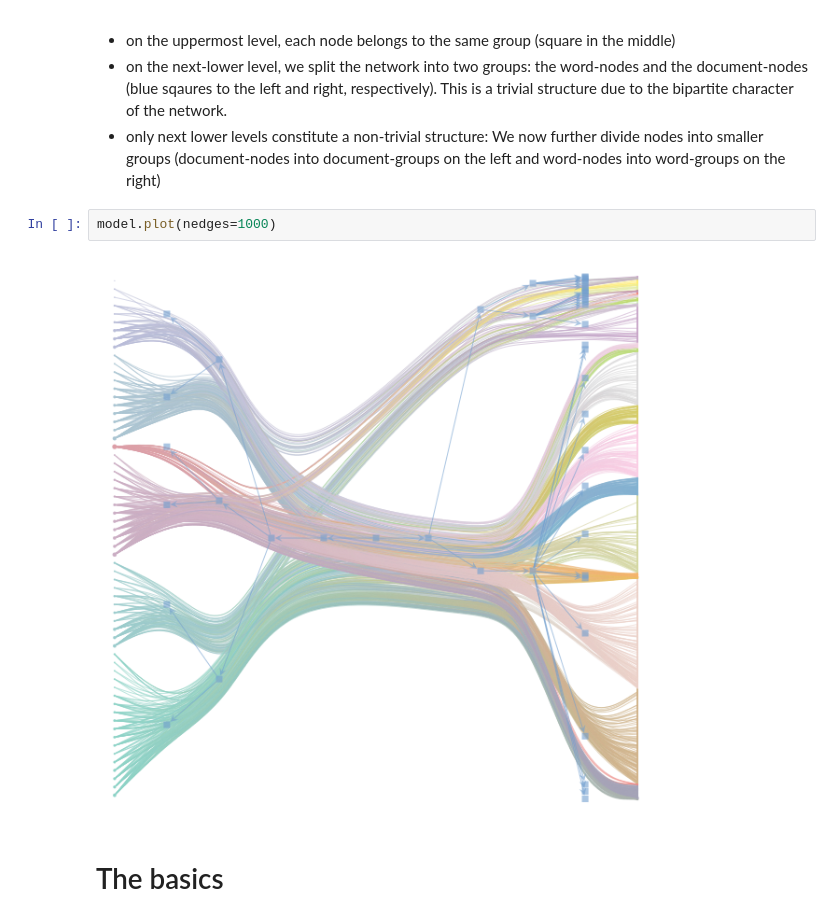
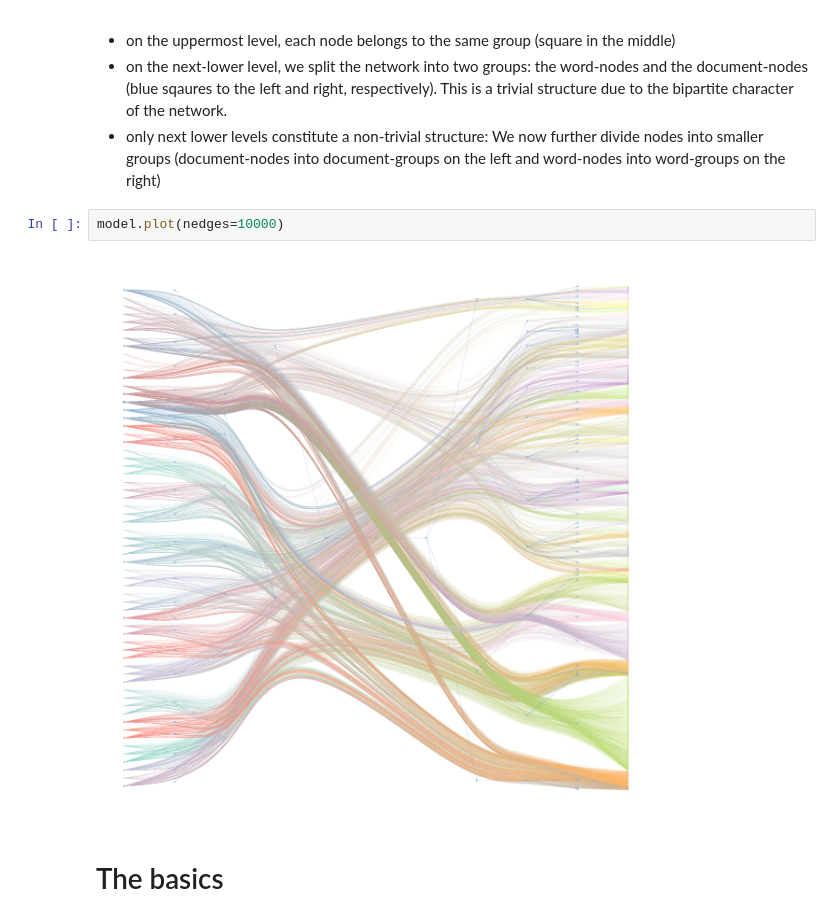
Before and after one commit to martingerlach/hSBM_Topicmodel, a Jupyter notebook: TopSBM-tutorial.ipynb, the cells around one changed output. Cells and saved outputs as stored; diff of their text form.

```diff
--- a/TopSBM-tutorial.ipynb
+++ b/TopSBM-tutorial.ipynb
@@ -76,9 +78,9 @@ The result is a grouping of nodes into groups on multiple levels in the hierarch
 - on the next-lower level, we split the network into two groups: the word-nodes and the document-nodes (blue sqaures to the left and right, respectively). This is a trivial structure due to the bipartite character of the network.
 - only next lower levels constitute a non-trivial structure: We now further divide nodes into smaller groups (document-nodes into document-groups on the left and word-nodes into word-groups on the right)
 # %%
-model.plot(nedges=1000)
+model.plot(nedges=10000)
 # %% [output]
-[figure, old version]
+[figure, new version]
 # %% [markdown]
 # The basics
 # %% [markdown]
```
Also changed, not shown: parts of 6 cells of this notebook, 1 other file.
